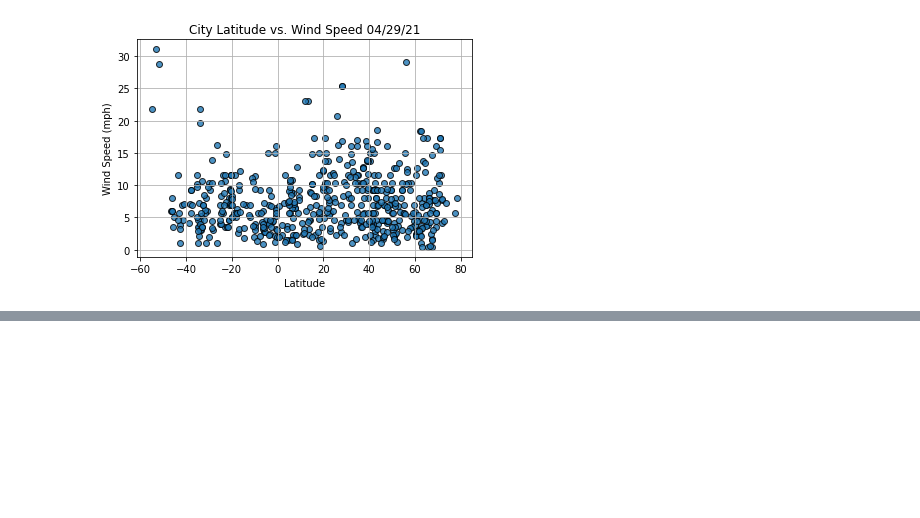
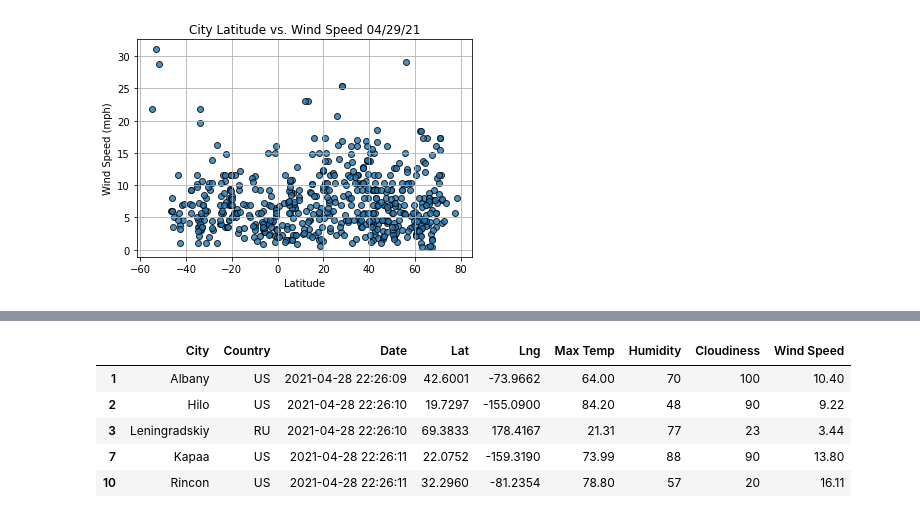
Before and after one commit to jbalooshie/World_Weather_Analysis, a Jupyter notebook: WeatherPy.ipynb, the cells around one changed output, grey strips where cells are left out. Drawn from its saved outputs; the diff is of its cells as text; code cells hidden in the pictures; blank space fills up the shorter version.

```diff
--- a/WeatherPy.ipynb
+++ b/WeatherPy.ipynb
@@ -247,0 +300,9 @@ plt.show()
+# %%
+city_data_df.loc[(city_data_df["Lat"] >= 0)].head()
+# %% [output]
+|  | City | Country | Date | Lat | Lng | Max Temp | Humidity | Cloudiness | Wind Speed |
+| 1 | Albany | US | 2021-04-28 22:26:09 | 42.6001 | -73.9662 | 64.00 | 70 | 100 | 10.40 |
+| 2 | Hilo | US | 2021-04-28 22:26:10 | 19.7297 | -155.0900 | 84.20 | 48 | 90 | 9.22 |
+| 3 | Leningradskiy | RU | 2021-04-28 22:26:10 | 69.3833 | 178.4167 | 21.31 | 77 | 23 | 3.44 |
+| 7 | Kapaa | US | 2021-04-28 22:26:11 | 22.0752 | -159.3190 | 73.99 | 88 | 90 | 13.80 |
+| 10 | Rincon | US | 2021-04-28 22:26:11 | 32.2960 | -81.2354 | 78.80 | 57 | 20 | 16.11 |
```
Also changed, not shown: parts of 8 cells of this notebook.
